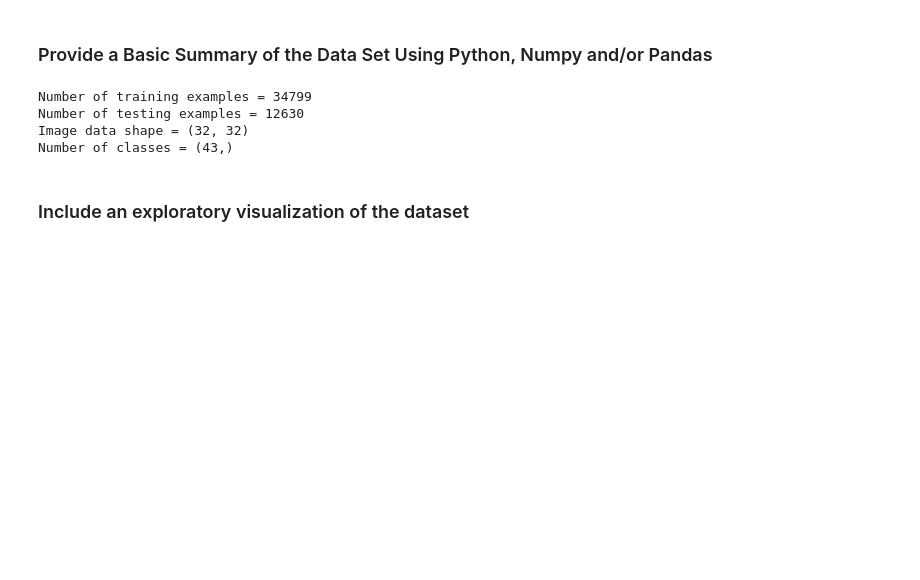
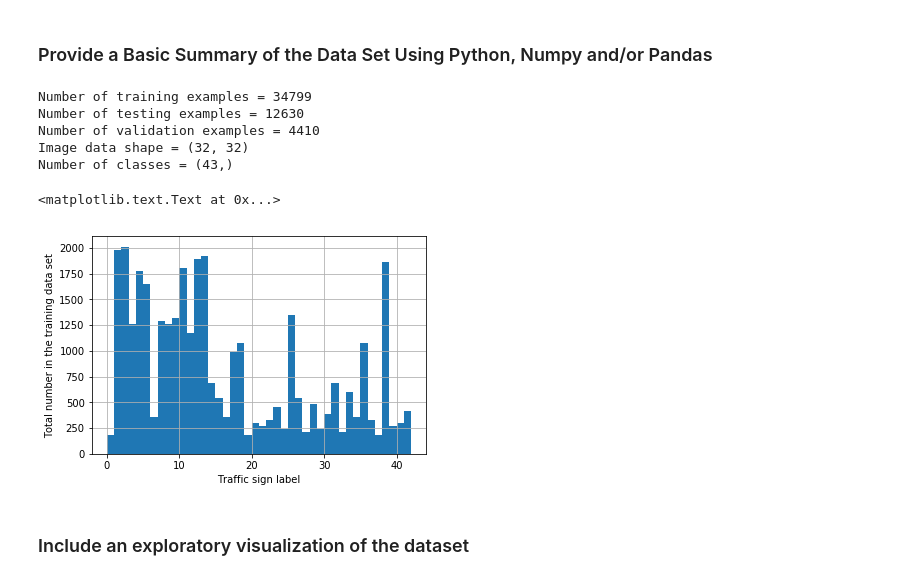
Before and after one commit to Conciliabulle/Traffic_Sign_Classifier, a Jupyter notebook: Traffic_Sign_Classifier.ipynb, the cells around one changed output. Cells and saved outputs as stored; diff of their text form; code cells hidden in the pictures; blank space fills up the shorter version.

Commit message:
Finish evaluation stage on the traffic sign examples, add display of traffic sign distribution

```diff
--- a/Traffic_Sign_Classifier.ipynb
+++ b/Traffic_Sign_Classifier.ipynb
@@ -78,13 +79,24 @@ n_classes = np.shape(df)
 
 print("Number of training examples =", n_train)
 print("Number of testing examples =", n_test)
+print("Number of validation examples =", n_validation)
 print("Image data shape =", image_shape)
 print("Number of classes =", n_classes)
 # %% [output]
 Number of training examples = 34799
 Number of testing examples = 12630
+Number of validation examples = 4410
 Image data shape = (32, 32)
 Number of classes = (43,)
+# %%
+series=pd.Series(y_train)
+count, division = np.histogram(series, bins=range(0,43))
+hist = series.hist(bins=division)
+hist.set_xlabel("Traffic sign label")
+hist.set_ylabel("Total number in the training data set")
+# %% [output]
+<matplotlib.text.Text at 0x...>
+[figure, added]
 # %% [markdown]
 ### Include an exploratory visualization of the dataset
 # %% [markdown]
```
Also changed, not shown: parts of 9 cells of this notebook, 1 other file.
